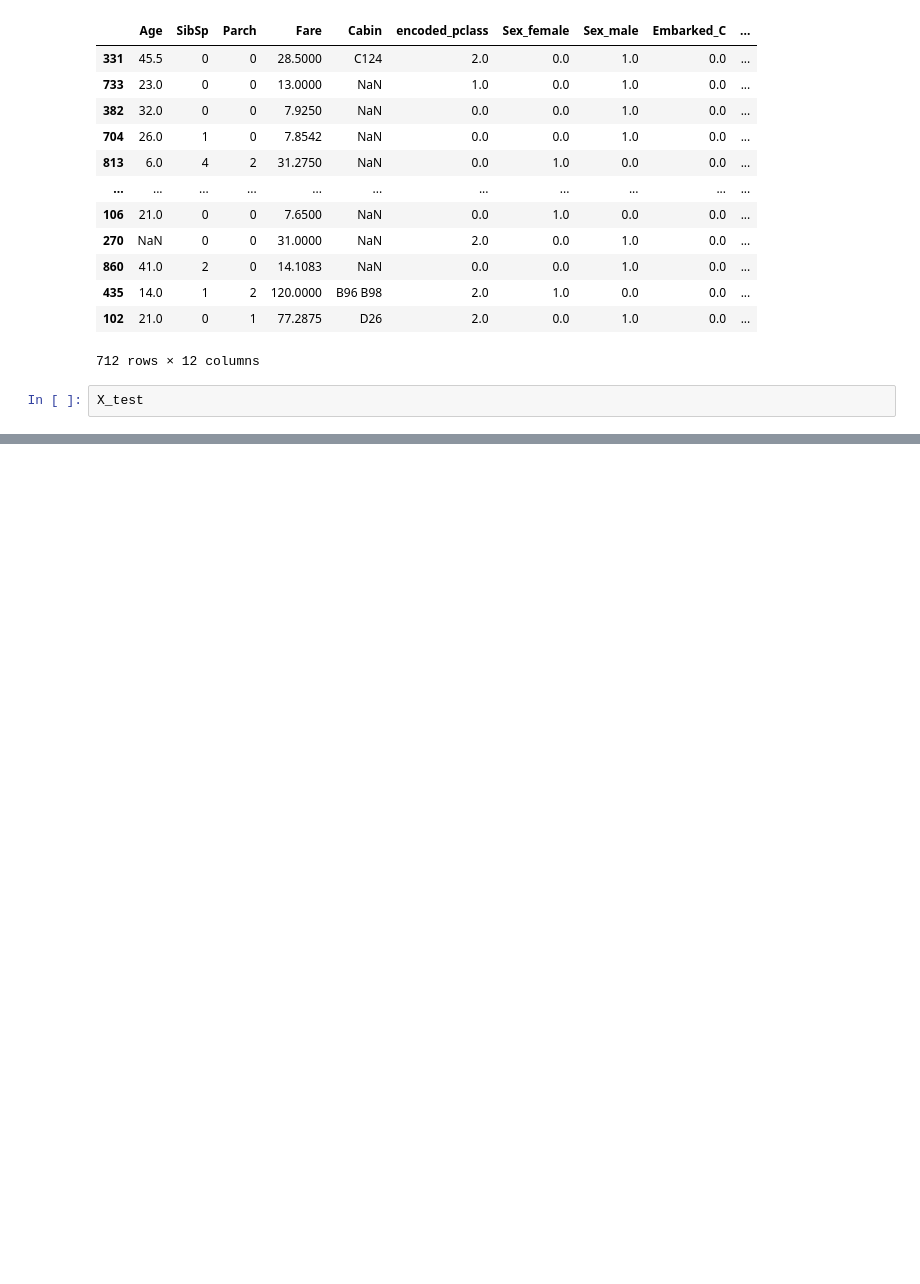
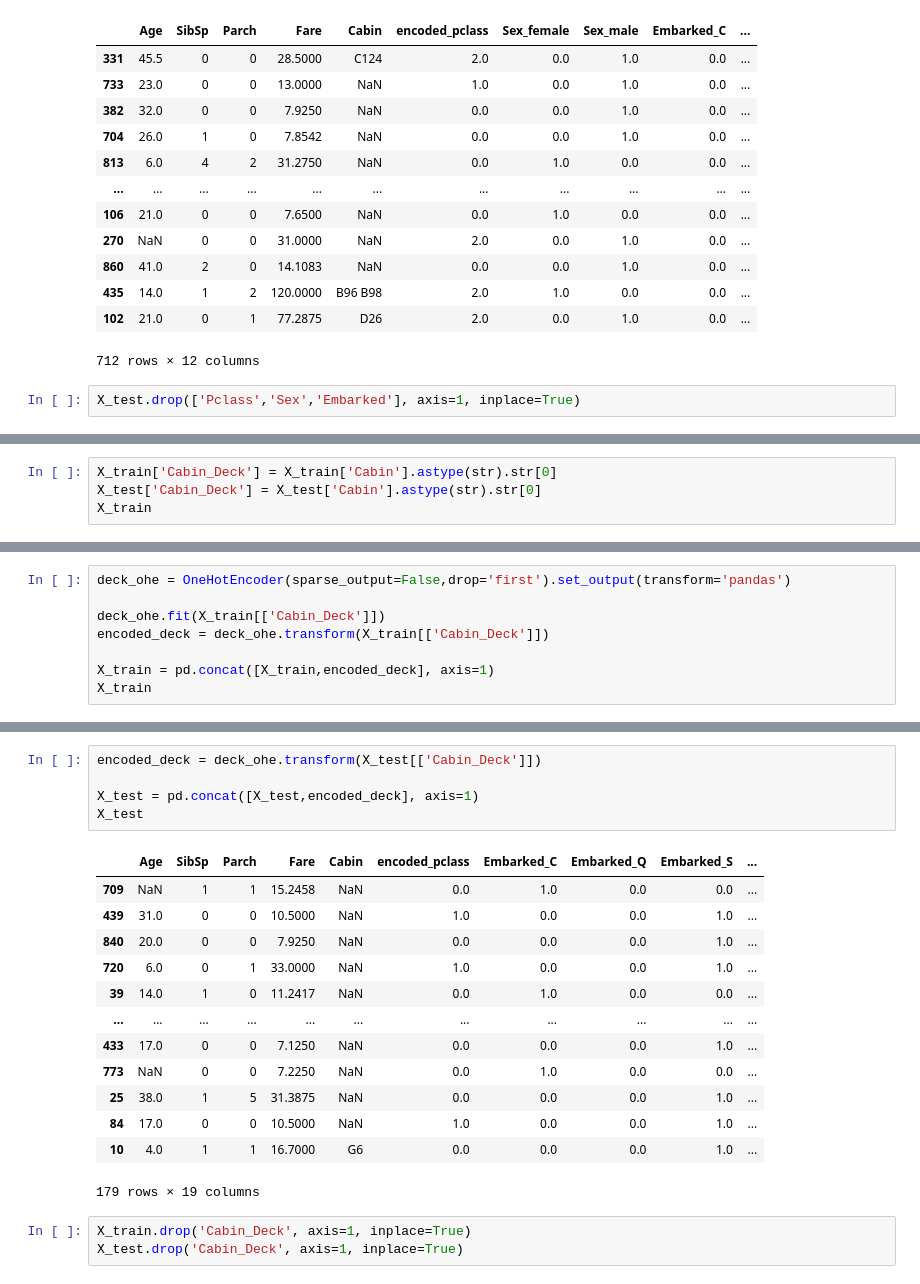
Before and after one commit to msanimfarhan/AI-ML-Practice-Modules-, a Jupyter notebook: Encoding.ipynb, the cells around one changed output, grey strips where cells are left out. Cells and saved outputs as stored; diff of their text form; blank space fills up the shorter version.

Commit message:
Encoding comple for all test-train split

```diff
--- a/Encoding.ipynb
+++ b/Encoding.ipynb
@@ -164,4 +172,4 @@ X_train
 | 102 | 21.0 | 0 | 1 | 77.2875 | D26 | 2.0 | 0.0 | 1.0 | 0.0 | ... |
 712 rows × 12 columns
 # %%
-X_test
+X_test.drop(['Pclass','Sex','Embarked'], axis=1, inplace=True)
@@ -181,0 +214,4 @@ X_test
+# %%
+X_train['Cabin_Deck'] = X_train['Cabin'].astype(str).str[0]
+X_test['Cabin_Deck'] = X_test['Cabin'].astype(str).str[0]
+X_train
@@ -181,0 +246,8 @@ X_test
+# %%
+deck_ohe = OneHotEncoder(sparse_output=False,drop='first').set_output(transform='pandas')
+
+deck_ohe.fit(X_train[['Cabin_Deck']])
+encoded_deck = deck_ohe.transform(X_train[['Cabin_Deck']])
+
+X_train = pd.concat([X_train,encoded_deck], axis=1)
+X_train
@@ -181,0 +268,22 @@ X_test
+# %%
+encoded_deck = deck_ohe.transform(X_test[['Cabin_Deck']])
+
+X_test = pd.concat([X_test,encoded_deck], axis=1)
+X_test
+# %% [output]
+|  | Age | SibSp | Parch | Fare | Cabin | encoded_pclass | Embarked_C | Embarked_Q | Embarked_S | ... |
+| 709 | NaN | 1 | 1 | 15.2458 | NaN | 0.0 | 1.0 | 0.0 | 0.0 | ... |
+| 439 | 31.0 | 0 | 0 | 10.5000 | NaN | 1.0 | 0.0 | 0.0 | 1.0 | ... |
+| 840 | 20.0 | 0 | 0 | 7.9250 | NaN | 0.0 | 0.0 | 0.0 | 1.0 | ... |
+| 720 | 6.0 | 0 | 1 | 33.0000 | NaN | 1.0 | 0.0 | 0.0 | 1.0 | ... |
+| 39 | 14.0 | 1 | 0 | 11.2417 | NaN | 0.0 | 1.0 | 0.0 | 0.0 | ... |
+| ... | ... | ... | ... | ... | ... | ... | ... | ... | ... | ... |
+| 433 | 17.0 | 0 | 0 | 7.1250 | NaN | 0.0 | 0.0 | 0.0 | 1.0 | ... |
+| 773 | NaN | 0 | 0 | 7.2250 | NaN | 0.0 | 1.0 | 0.0 | 0.0 | ... |
+| 25 | 38.0 | 1 | 5 | 31.3875 | NaN | 0.0 | 0.0 | 0.0 | 1.0 | ... |
+| 84 | 17.0 | 0 | 0 | 10.5000 | NaN | 1.0 | 0.0 | 0.0 | 1.0 | ... |
+| 10 | 4.0 | 1 | 1 | 16.7000 | G6 | 0.0 | 0.0 | 0.0 | 1.0 | ... |
+179 rows × 19 columns
+# %%
+X_train.drop('Cabin_Deck', axis=1, inplace=True)
+X_test.drop('Cabin_Deck', axis=1, inplace=True)
```
Also changed, not shown: parts of 16 cells of this notebook.
